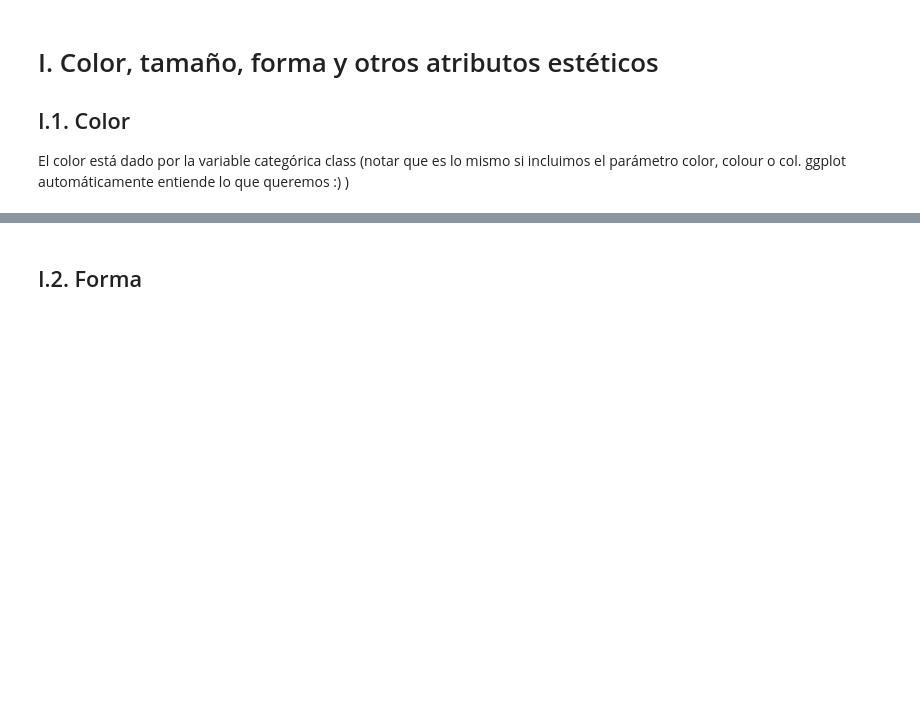
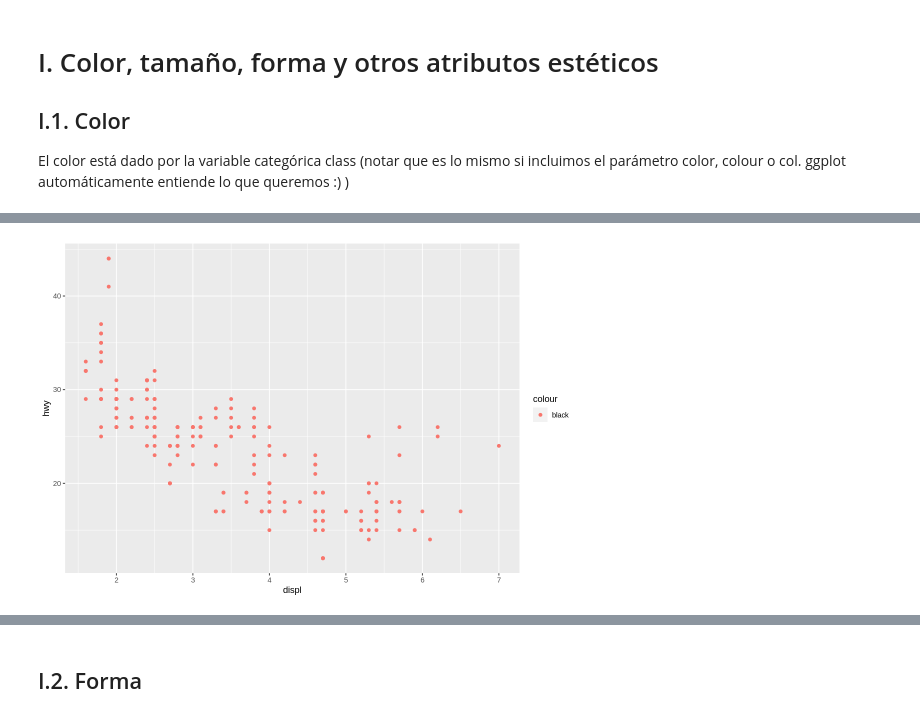
Before and after one commit to HGMGeografo/Programacion_R, a Jupyter notebook: Clases/Clase4/02_Visualizaciones_ggplot.ipynb, the cells around one changed output, grey strips where cells are left out. Drawn from its saved outputs; the diff is of its cells as text; code cells hidden in the pictures; blank space fills up the shorter version.

```diff
--- a/Clases/Clase4/02_Visualizaciones_ggplot.ipynb
+++ b/Clases/Clase4/02_Visualizaciones_ggplot.ipynb
@@ -56,4 +80,11 @@ El color está dado por la variable categórica class (notar que es lo mismo si
 # %%
 #y si queremos color azul?
+
+mpg %>%
+    ggplot() +
+    aes(x = displ, y = hwy, color = "black") +
+    geom_point()
+# %% [output]
+[figure, added]
 # %%
 # que sucede si el color no es una variable discreta (categórica)
```
Also changed, not shown: parts of 23 cells of this notebook.
